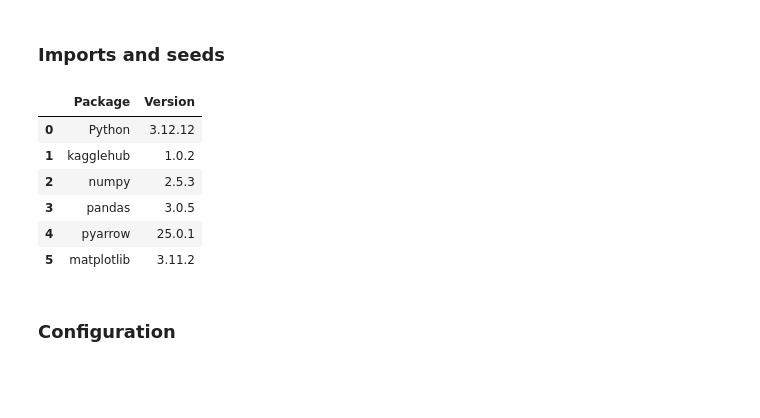
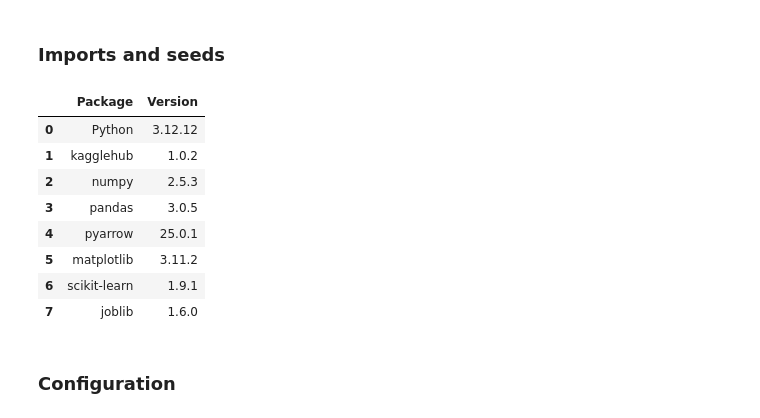
Before and after one commit to jakeryderv/tornado-severity-analysis, a Jupyter notebook: notebook.ipynb, the cells around one changed output. Saved outputs shown, nothing was run; the diff lists cells and outputs as text; code cells hidden in the pictures; blank space fills up the shorter version.

```diff
--- a/notebook.ipynb
+++ b/notebook.ipynb
@@ -39,35 +39,42 @@ PROJECT_ROOT = next(
 if PROJECT_ROOT is None:
     raise RuntimeError('Launch this notebook from within the project directory.')
 
 os.environ.setdefault('MPLCONFIGDIR', str(PROJECT_ROOT / 'data/.cache/matplotlib'))
 
+import joblib
 import kagglehub
 import matplotlib.pyplot as plt
 import numpy as np
 import pandas as pd
 from IPython.display import Markdown, display
+from sklearn.impute import SimpleImputer
+from sklearn.pipeline import Pipeline
+from sklearn.preprocessing import StandardScaler
+from sklearn.utils.class_weight import compute_class_weight
 
 # Reset these seeds and the TensorFlow seed before each later training run.
 SEED = 42
 random.seed(SEED)
 np.random.seed(SEED)
 
 environment = pd.DataFrame({
-    'Package': ['Python', 'kagglehub', 'numpy', 'pandas', 'pyarrow', 'matplotlib'],
+    'Package': ['Python', 'kagglehub', 'numpy', 'pandas', 'pyarrow', 'matplotlib', 'scikit-learn', 'joblib'],
     'Version': [platform.python_version()] + [
         version(package) for package in
-        ['kagglehub', 'numpy', 'pandas', 'pyarrow', 'matplotlib']
+        ['kagglehub', 'numpy', 'pandas', 'pyarrow', 'matplotlib', 'scikit-learn', 'joblib']
     ],
 })
 display(environment)
 # %% [output]
 |  | Package | Version |
 | 0 | Python | 3.12.12 |
 | 1 | kagglehub | 1.0.2 |
 | 2 | numpy | 2.5.3 |
 | 3 | pandas | 3.0.5 |
 | 4 | pyarrow | 25.0.1 |
 | 5 | matplotlib | 3.11.2 |
+| 6 | scikit-learn | 1.9.1 |
+| 7 | joblib | 1.6.0 |
 # %% [markdown]
 ### Configuration
 # %%
```
Also changed, not shown: parts of 19 cells of this notebook, 27 other files.
